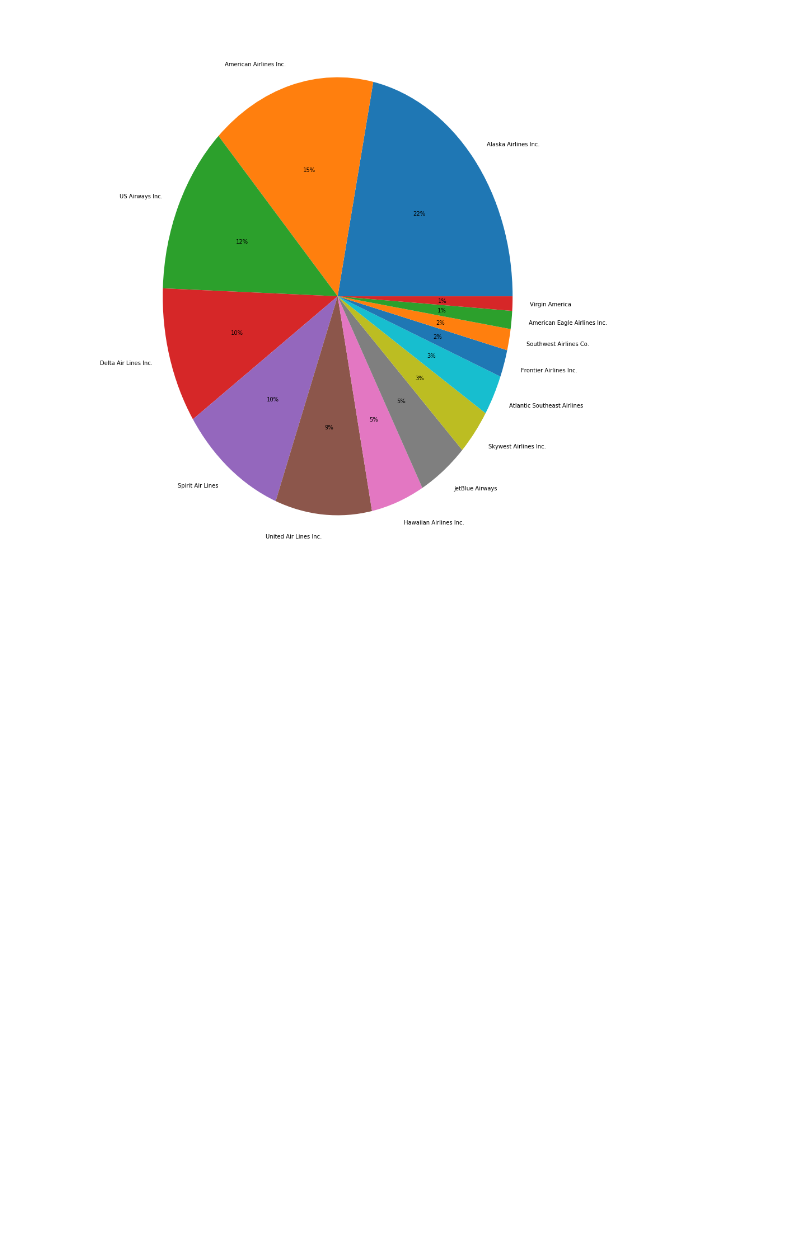
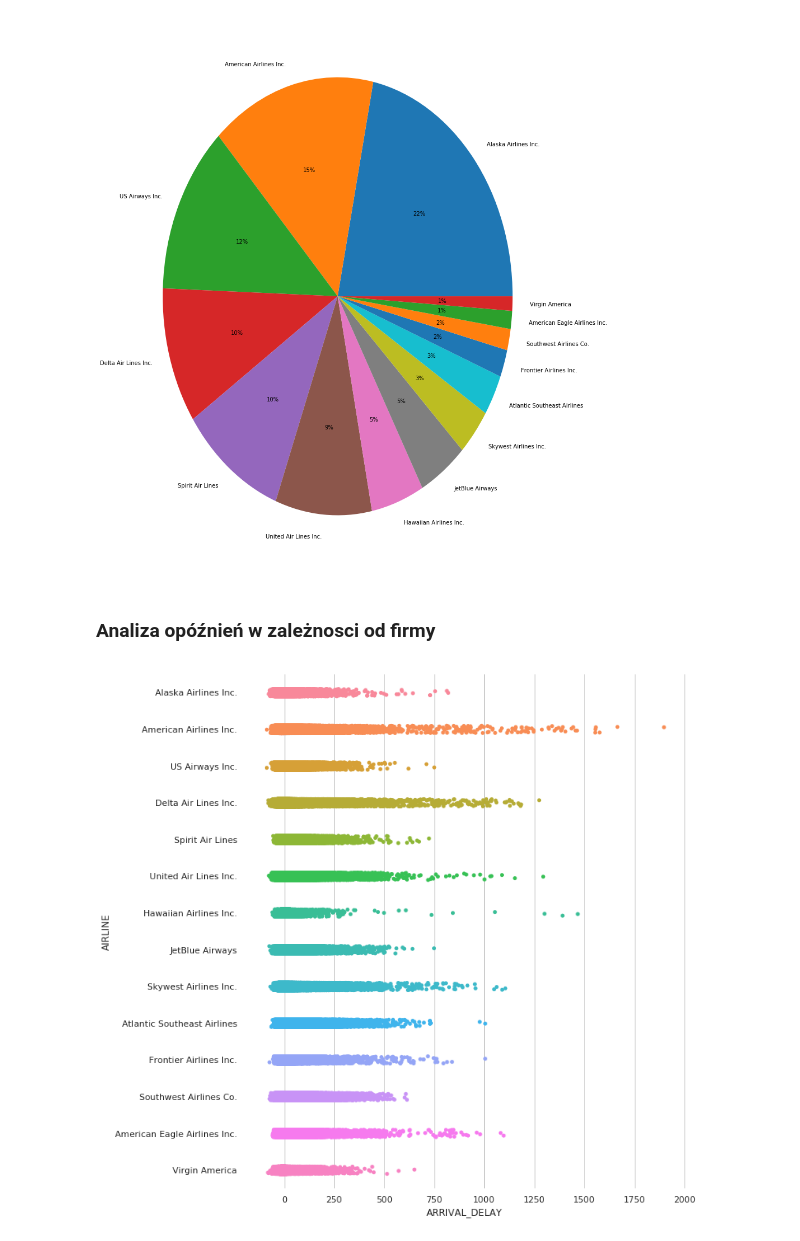
Before and after one commit to knigawkl/flight-delay-prediction, a Jupyter notebook: fligh-delay-prediction.ipynb, the cells around one changed output. Saved outputs shown, nothing was run; the diff lists cells and outputs as text; code cells hidden in the pictures; blank space fills up the shorter version.

```diff
--- a/fligh-delay-prediction.ipynb
+++ b/fligh-delay-prediction.ipynb
@@ -11,5 +13,5 @@ import matplotlib.patches as patches
 # %%
-flights=pd.read_csv("new_test.csv")
+flights=pd.read_csv("new_flights.csv")
 flights.head()
 # %% [output]
 |  | YEAR | MONTH | DAY | DAY_OF_WEEK | AIRLINE | FLIGHT_NUMBER | TAIL_NUMBER | ORIGIN_AIRPORT | ... |
@@ -38,2 +36,4 @@ Name: MONTH, dtype: int64
 # %%
-flights=flights.groupby('MONTH').head(200000).reset_index(drop=True)
+#flights=flights.groupby('MONTH').head(200000).reset_index(drop=True)
+#flights['MONTH'].value_counts()
+#flights.to_csv("new_flights.csv",encoding='utf-8',index=False)
@@ -301,3 +317,23 @@ plt.pie(size,labels=quality,autopct='%1.0f%%')
 plt.show()
 # %% [output]
 [figure]
+# %% [markdown]
+### Analiza opóźnień w zależnosci od firmy
+# %%
+sns.set(style="whitegrid")
+
+fig_dim = (10,12)
+f, ax = plt.subplots(figsize=fig_dim)
+sns.despine(bottom=True, left=True)
+#parametr dodge:
+#When using hue nesting, setting this to True will separate the strips for different hue levels along the categorical axis.
+#Otherwise, the points for each level will be plotted on top of each other.
+#parametr jitter
+'''Amount of jitter (only along the categorical axis) to apply.
+This can be useful when you have many points and they overlap, so that it is easier to see the distribution.
+You can specify the amount of jitter
+(half the width of the uniform random variable support), or just use True for a good default.'''
+sns.stripplot(x="ARRIVAL_DELAY", y="AIRLINE", data=flights, dodge=True, jitter=True)
+plt.show()
+# %% [output]
+[figure, added]
```
Also changed, not shown: parts of 23 cells of this notebook.
